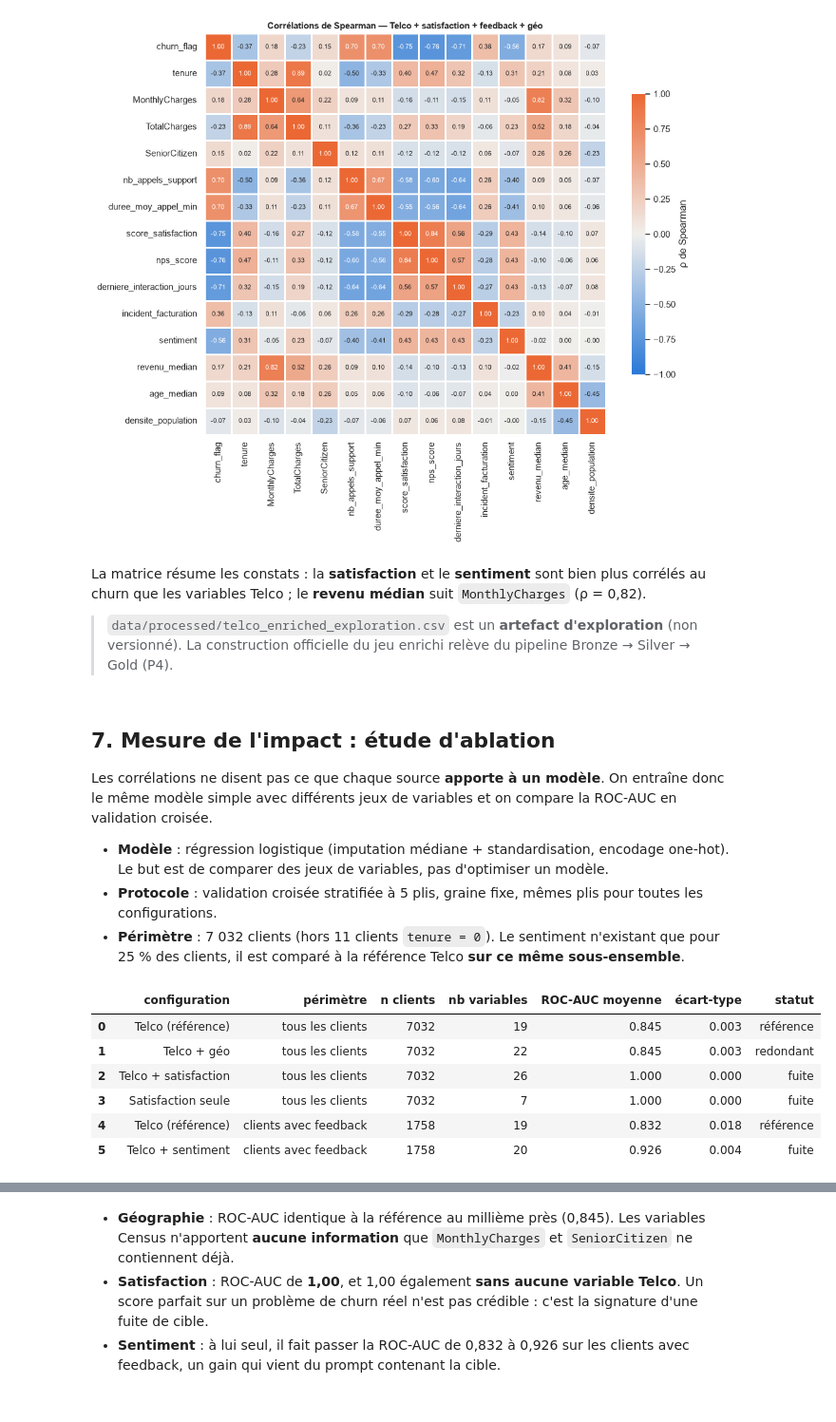
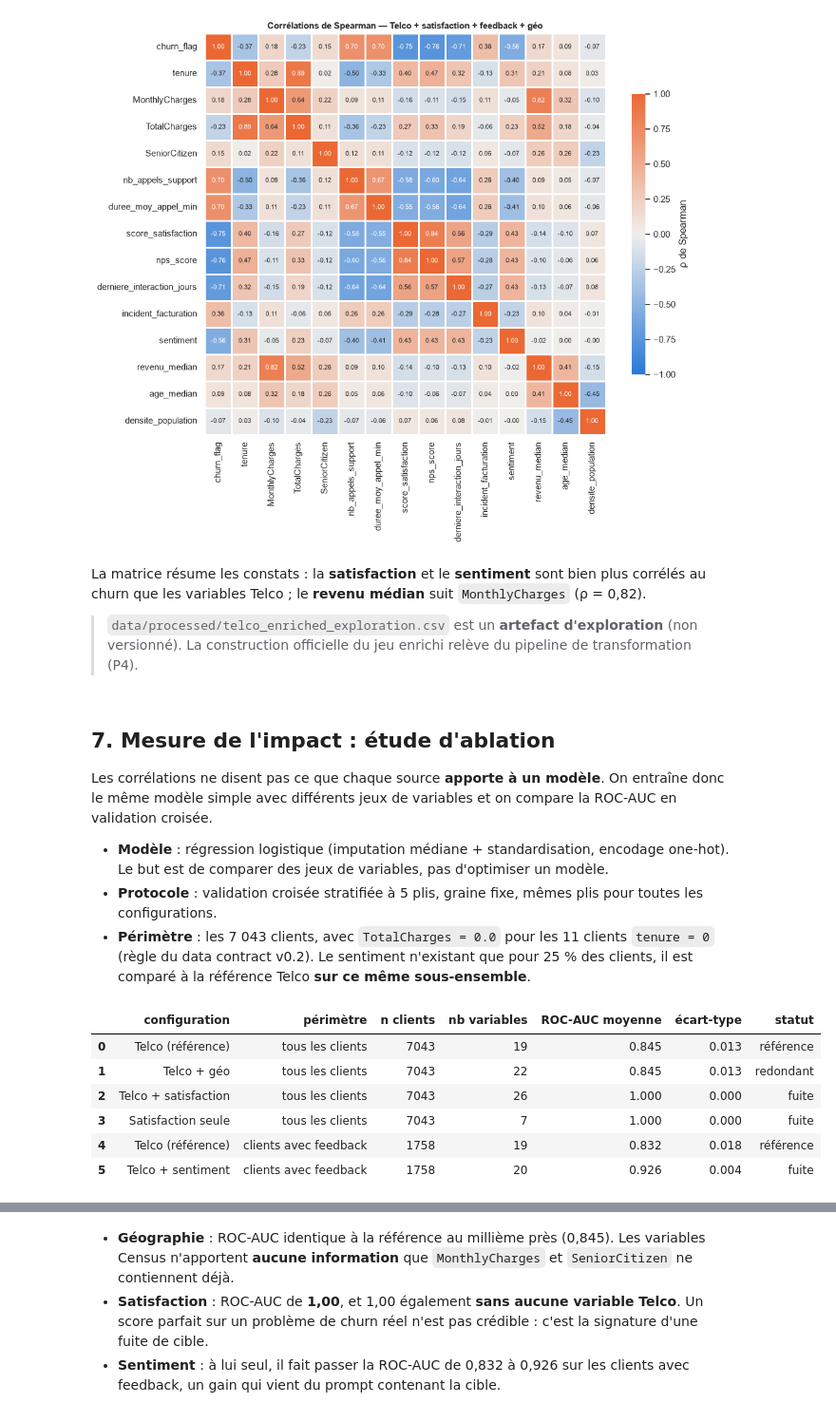
Before and after one commit to Maeva-RODRIGUES/churn-data-platform, a Jupyter notebook: notebooks/3.0-ag-enriched-data-exploration.ipynb, the cells around one changed output, grey strips where cells are left out. Shown at 95% size. Drawn from its saved outputs; the diff is of its cells as text; code cells hidden in the pictures.

```diff
--- a/notebooks/3.0-ag-enriched-data-exploration.ipynb
+++ b/notebooks/3.0-ag-enriched-data-exploration.ipynb
@@ -760,7 +774,7 @@ plt.show()
 # %% [markdown]
 La matrice résume les constats : la **satisfaction** et le **sentiment** sont bien plus corrélés au churn que les variables Telco ; le **revenu médian** suit `MonthlyCharges` (ρ = 0,82).
 
-> `data/processed/telco_enriched_exploration.csv` est un **artefact d'exploration** (non versionné). La construction officielle du jeu enrichi relève du pipeline Bronze → Silver → Gold (P4).
+> `data/processed/telco_enriched_exploration.csv` est un **artefact d'exploration** (non versionné). La construction officielle du jeu enrichi relève du pipeline de transformation (P4).
 # %% [markdown]
 ## 7. Mesure de l'impact : étude d'ablation
 
@@ -768,7 +782,7 @@ Les corrélations ne disent pas ce que chaque source **apporte à un modèle**.
 
 - **Modèle** : régression logistique (imputation médiane + standardisation, encodage one-hot). Le but est de comparer des jeux de variables, pas d'optimiser un modèle.
 - **Protocole** : validation croisée stratifiée à 5 plis, graine fixe, mêmes plis pour toutes les configurations.
-- **Périmètre** : 7 032 clients (hors 11 clients `tenure = 0`). Le sentiment n'existant que pour 25 % des clients, il est comparé à la référence Telco **sur ce même sous-ensemble**.
+- **Périmètre** : les 7 043 clients, avec `TotalCharges = 0.0` pour les 11 clients `tenure = 0` (règle du data contract v0.2). Le sentiment n'existant que pour 25 % des clients, il est comparé à la référence Telco **sur ce même sous-ensemble**.
 # %%
 TELCO_NUM = ["SeniorCitizen", "tenure", "MonthlyCharges", "TotalCharges"]
 TELCO_CAT = [
@@ -810,41 +824,43 @@ def cv_auc(data: pd.DataFrame, num_cols: list[str], cat_cols: list[str]) -> np.n
     )
 
 
-model_data = df_enriched.dropna(subset=["TotalCharges"]).reset_index(drop=True)
+# Règle du data contract v0.2 : TotalCharges = 0.0 lorsque tenure = 0 (aucune facturation encore)
+assert df_enriched.loc[df_enriched["TotalCharges"].isna(), "tenure"].eq(0).all()
+model_data = df_enriched.assign(TotalCharges=df_enriched["TotalCharges"].fillna(0.0))
 fb_data = model_data[model_data["HasFeedback"]].reset_index(drop=True)
 
 experiments = [
     # (configuration, périmètre, variables numériques, variables catégorielles, statut)
     ("Telco (référence)", "tous les clients", model_data, TELCO_NUM, TELCO_CAT, "référence"),
     ("Telco + géo", "tous les clients", model_data, TELCO_NUM + GEO_NUM, TELCO_CAT, "redondant"),
     ("Telco + satisfaction", "tous les clients", model_data, TELCO_NUM + SAT_NUM, TELCO_CAT + SAT_CAT, "fuite"),
     ("Satisfaction seule", "tous les clients", model_data, SAT_NUM, SAT_CAT, "fuite"),
     ("Telco (référence)", "clients avec feedback", fb_data, TELCO_NUM, TELCO_CAT, "référence"),
     ("Telco + sentiment", "clients avec feedback", fb_data, TELCO_NUM + ["sentiment"], TELCO_CAT, "fuite"),
 ]
 
 results = []
 for name, scope, data, num_cols, cat_cols, status in experiments:
     scores = cv_auc(data, num_cols, cat_cols)
     results.append(
         {
             "configuration": name,
             "périmètre": scope,
             "n clients": len(data),
             "nb variables": len(num_cols + cat_cols),
             "ROC-AUC moyenne": scores.mean(),
             "écart-type": scores.std(),
             "statut": status,
         }
     )
 df_results = pd.DataFrame(results)
 df_results.round(3)
 # %% [output]
 |  | configuration | périmètre | n clients | nb variables | ROC-AUC moyenne | écart-type | statut |
-| 0 | Telco (référence) | tous les clients | 7032 | 19 | 0.845 | 0.003 | référence |
-| 1 | Telco + géo | tous les clients | 7032 | 22 | 0.845 | 0.003 | redondant |
-| 2 | Telco + satisfaction | tous les clients | 7032 | 26 | 1.000 | 0.000 | fuite |
-| 3 | Satisfaction seule | tous les clients | 7032 | 7 | 1.000 | 0.000 | fuite |
+| 0 | Telco (référence) | tous les clients | 7043 | 19 | 0.845 | 0.013 | référence |
+| 1 | Telco + géo | tous les clients | 7043 | 22 | 0.845 | 0.013 | redondant |
+| 2 | Telco + satisfaction | tous les clients | 7043 | 26 | 1.000 | 0.000 | fuite |
+| 3 | Satisfaction seule | tous les clients | 7043 | 7 | 1.000 | 0.000 | fuite |
 | 4 | Telco (référence) | clients avec feedback | 1758 | 19 | 0.832 | 0.018 | référence |
 | 5 | Telco + sentiment | clients avec feedback | 1758 | 20 | 0.926 | 0.004 | fuite |
 # %%
```
Also changed, not shown: parts of 6 cells of this notebook.
